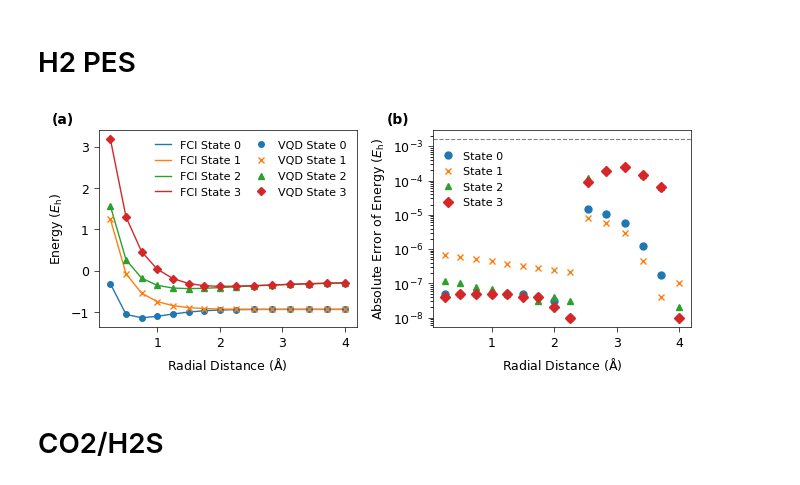
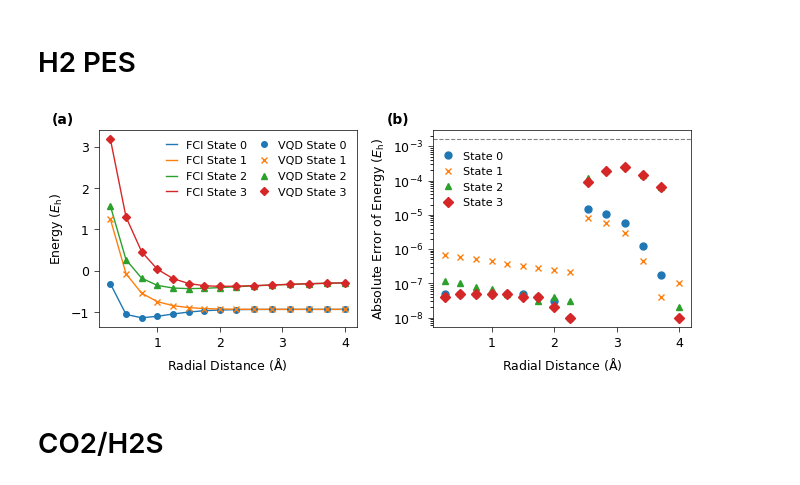
Before and after one commit to sdonglab/QumVQD, a Jupyter notebook: notebooks/Manuscript_Plotting.ipynb, the cells around one changed output. Drawn from its saved outputs; the diff is of its cells as text; code cells hidden in the pictures.

```diff
--- a/notebooks/Manuscript_Plotting.ipynb
+++ b/notebooks/Manuscript_Plotting.ipynb
@@ -72,36 +73,36 @@ for i in range(4):
              linestyle='', markersize=4, color=f'C{i}')
 
 ax1.set_xlabel(r'Radial Distance ($\mathrm{\AA}$)', fontsize=fontsize)
 ax1.set_ylabel(r'Energy ($E_\text{h}$)', fontsize=fontsize)
 ax1.tick_params(axis='both', labelsize=fontsize)
 ax1.legend(fontsize=fontsize - 1, ncol=2, frameon=False,
-           handlelength=1.5, columnspacing=1.0)
+           handlelength=1.0, columnspacing=1.0)
 ax1.text(-0.18, 1.02, '(a)', transform=ax1.transAxes,
          fontsize=fontsize + 1, fontweight='bold', va='bottom', ha='left')
 
 # --- Panel (b): Error ---
 error = np.abs(vqd_values - fci_values)
 colors = [f'C{i}' for i in range(4)]
 
 for i in range(fci_values.shape[1]):
     ax2.plot(distances_plotting, error[:, i], marker=markers[i],
              markersize=5, linestyle='', color=colors[i],
              label=f'State {i}')
 
 ax2.axhline(y=1.6e-3, color='grey', linestyle='--', linewidth=0.8)
 ax2.set_yscale('log')
 ax2.set_xlabel(r'Radial Distance ($\mathrm{\AA}$)', fontsize=fontsize)
 ax2.set_ylabel(r'Absolute Error of Energy ($E_\text{h}$)', fontsize=fontsize)
 ax2.tick_params(axis='both', labelsize=fontsize)
 ax2.legend(fontsize=fontsize - 1, frameon=False, handlelength=1.0, loc='upper left', bbox_to_anchor=(0.0, .945))
 ax2.text(-0.18, 1.02, '(b)', transform=ax2.transAxes,
          fontsize=fontsize + 1, fontweight='bold', va='bottom', ha='left')
 
 fig.tight_layout()
-fig.savefig('Plots/H2_PES_and_Error.tiff', dpi=900, bbox_inches='tight')
+fig.savefig(f'Plots/H2_PES_and_Error{FILETYPE}', dpi=900, bbox_inches='tight')
 plt.show()
 # %% [output]
-[figure, old version]
+[figure, new version]
 # %% [markdown]
 # CO2/H2S
 # %% [markdown]
```
Also changed, not shown: parts of 31 cells of this notebook.
